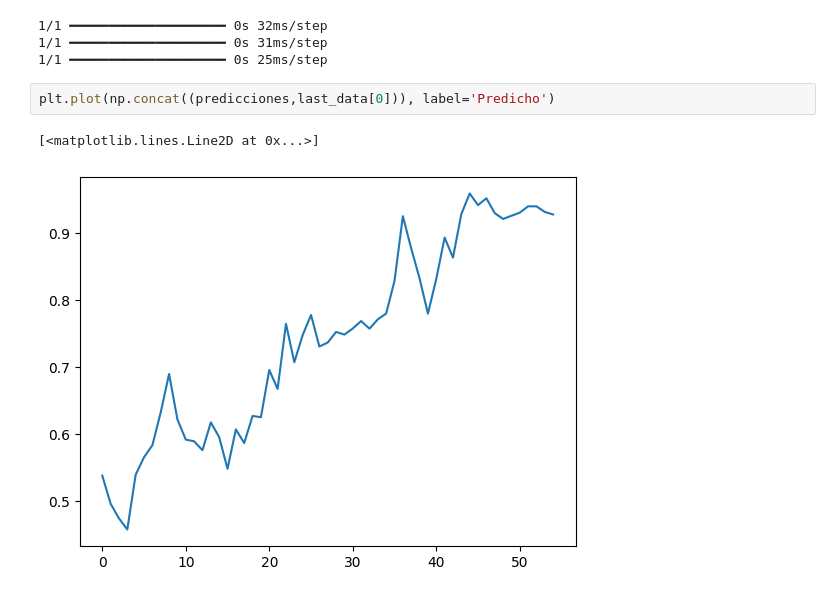
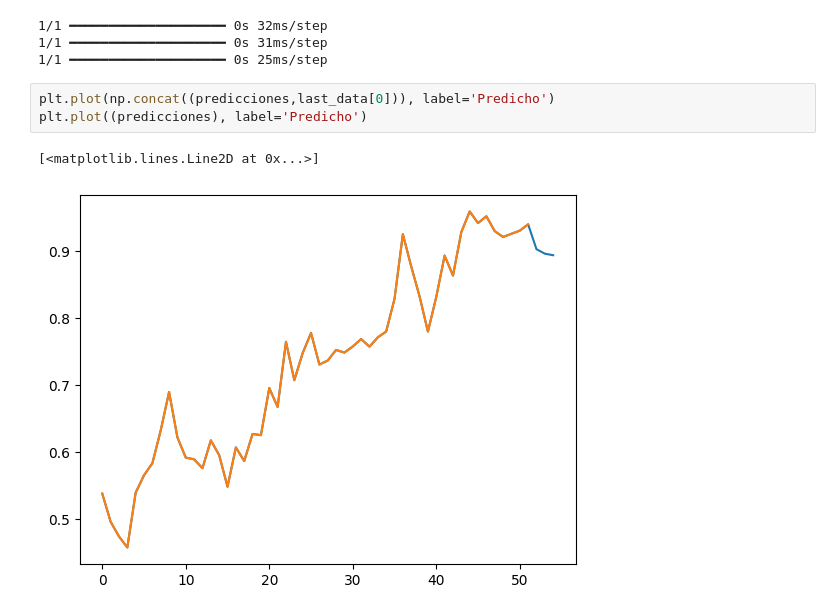
Before and after one commit to Gaddran/Tarea3MLA, a Jupyter notebook: Tarea3MLA.ipynb, the cells around one changed output. Cells and saved outputs as stored; diff of their text form.

```diff
--- a/Tarea3MLA.ipynb
+++ b/Tarea3MLA.ipynb
@@ -218,6 +220,7 @@ for i in range(n_meses):
 1/1 ━━━━━━━━━━━━━━━━━━━━ 0s 25ms/step
 # %%
 plt.plot(np.concat((predicciones,last_data[0])), label='Predicho')
+plt.plot((predicciones), label='Predicho')
 # %% [output]
 [<matplotlib.lines.Line2D at 0x...>]
-[figure, old version]
+[figure, new version]
```
Also changed, not shown: parts of 1 cell of this notebook, 1 other file.
